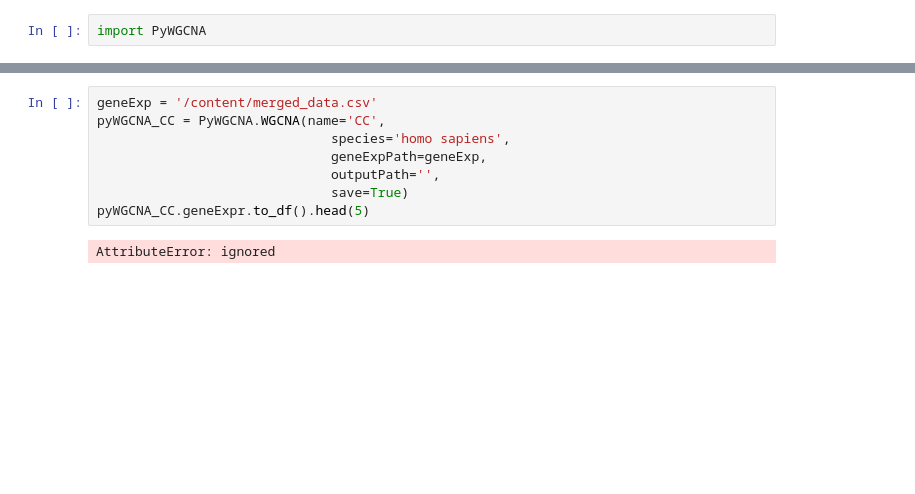
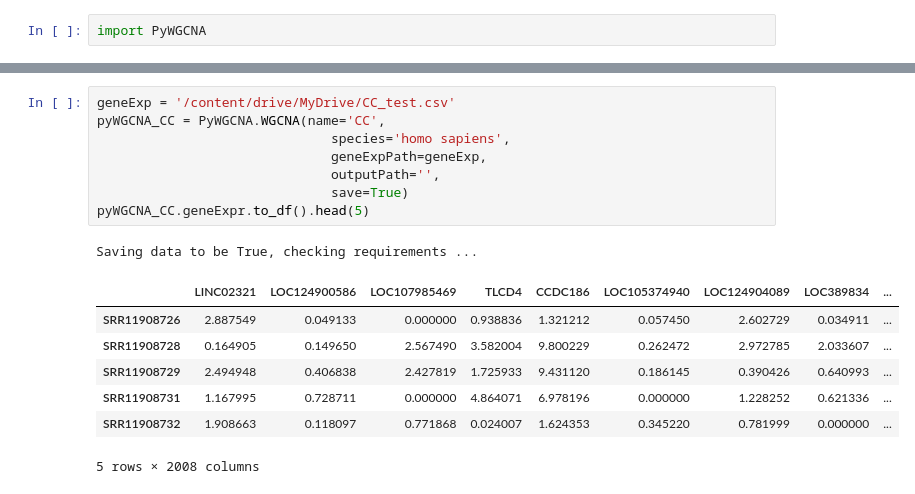
Before and after one commit to YoshifumiMiyagi/PyWGCNA-1, a Jupyter notebook: PyWGCNA_2.ipynb, the cells around one changed output, grey strips where cells are left out. Drawn from its saved outputs; the diff is of its cells as text; blank space fills up the shorter version.

```diff
--- a/PyWGCNA_2.ipynb
+++ b/PyWGCNA_2.ipynb
@@ -25,10 +38,17 @@ dat.T.to_csv('merged_data.csv')
 # %%
-geneExp = '/content/merged_data.csv'
+geneExp = '/content/drive/MyDrive/CC_test.csv'
 pyWGCNA_CC = PyWGCNA.WGCNA(name='CC',
                               species='homo sapiens',
                               geneExpPath=geneExp,
                               outputPath='',
                               save=True)
 pyWGCNA_CC.geneExpr.to_df().head(5)
 # %% [output]
-AttributeError: ignored
+Saving data to be True, checking requirements ...
+|  | LINC02321 | LOC124900586 | LOC107985469 | TLCD4 | CCDC186 | LOC105374940 | LOC124904089 | LOC389834 | ... |
+| SRR11908726 | 2.887549 | 0.049133 | 0.000000 | 0.938836 | 1.321212 | 0.057450 | 2.602729 | 0.034911 | ... |
+| SRR11908728 | 0.164905 | 0.149650 | 2.567490 | 3.582004 | 9.800229 | 0.262472 | 2.972785 | 2.033607 | ... |
+| SRR11908729 | 2.494948 | 0.406838 | 2.427819 | 1.725933 | 9.431120 | 0.186145 | 0.390426 | 0.640993 | ... |
+| SRR11908731 | 1.167995 | 0.728711 | 0.000000 | 4.864071 | 6.978196 | 0.000000 | 1.228252 | 0.621336 | ... |
+| SRR11908732 | 1.908663 | 0.118097 | 0.771868 | 0.024007 | 1.624353 | 0.345220 | 0.781999 | 0.000000 | ... |
+5 rows × 2008 columns
```
Also changed, not shown: parts of 7 cells of this notebook.
